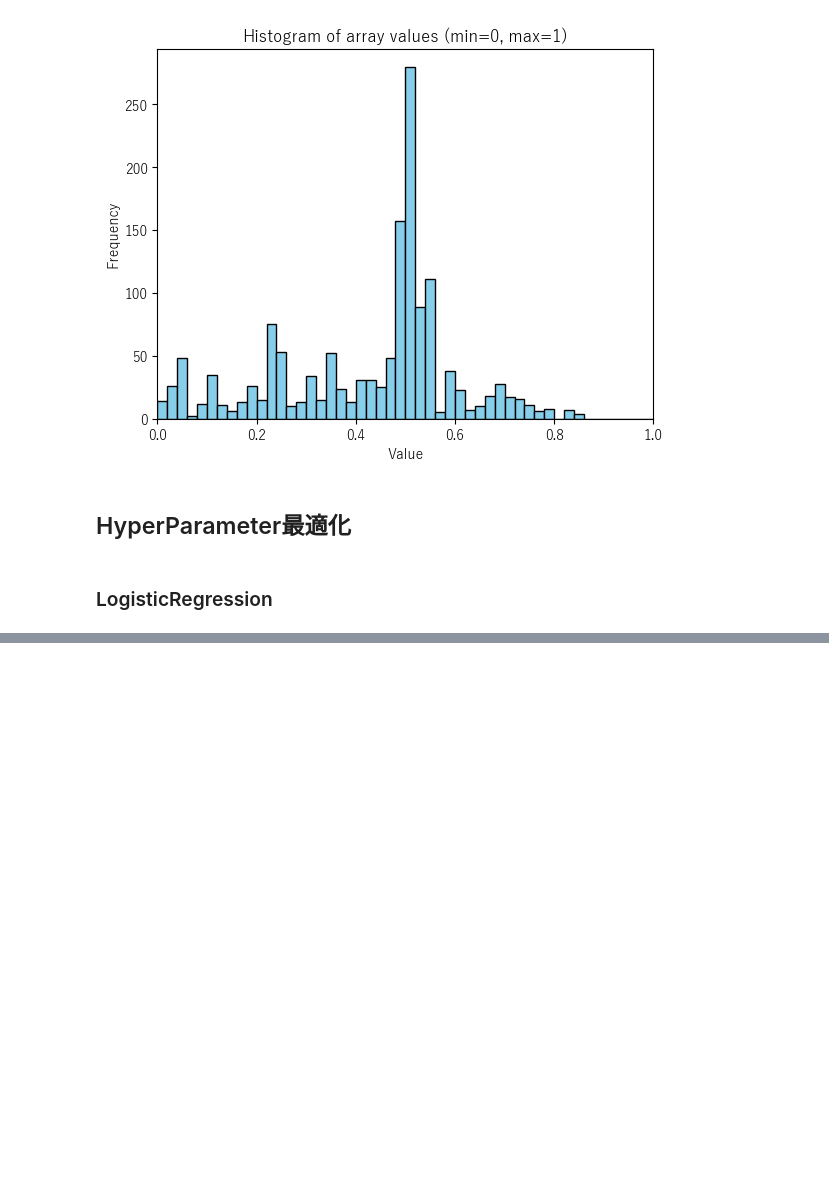
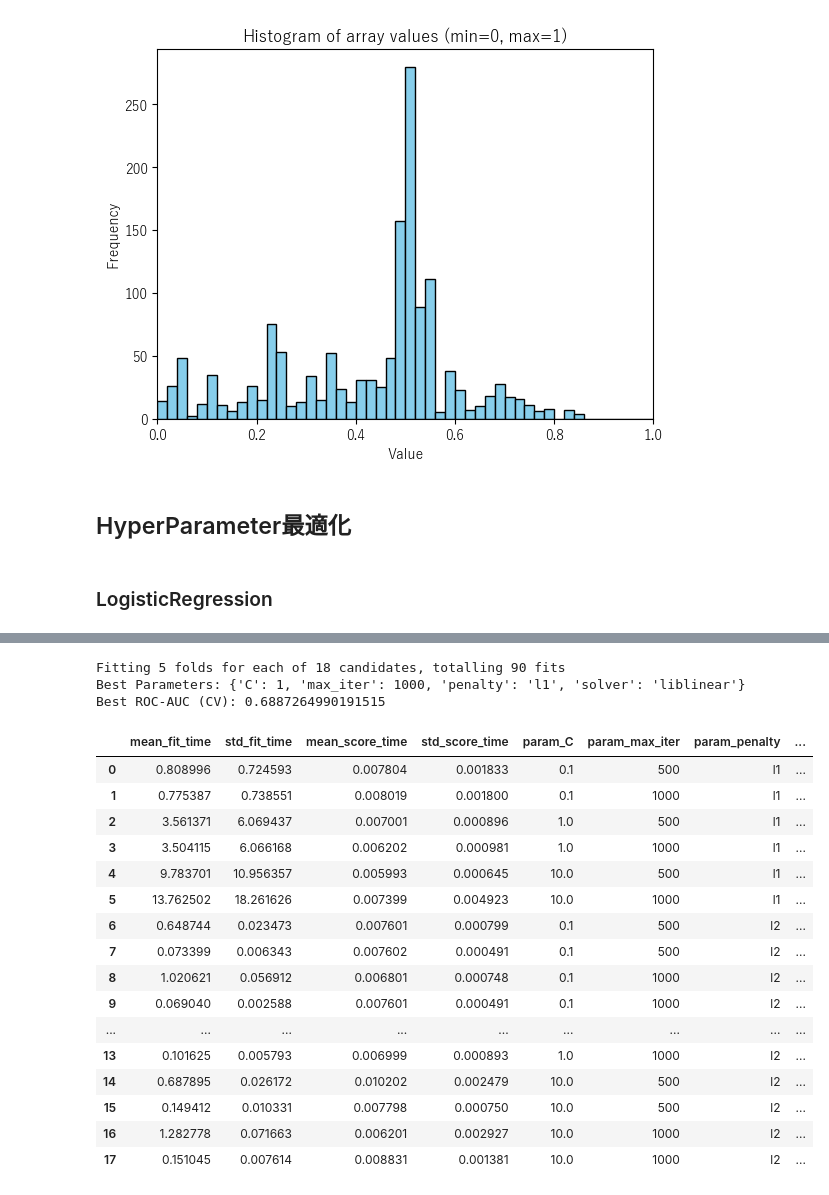
Before and after one commit to yoshi-suke/202507-atma-cup, a Jupyter notebook: test.ipynb, the cells around one changed output, grey strips where cells are left out. Saved outputs shown, nothing was run; the diff lists cells and outputs as text; code cells hidden in the pictures; blank space fills up the shorter version.

```diff
--- a/test.ipynb
+++ b/test.ipynb
@@ -1817,0 +2403,76 @@ results_df
+# %%
+from sklearn.linear_model import LogisticRegression
+from sklearn.model_selection import GridSearchCV
+from sklearn.metrics import roc_auc_score
+
+train_merge = train_test_merge[train_test_merge["is_test"]==0]
+X = train_merge.drop(columns=["社員番号", "is_test", "target"])
+y = train_merge["target"]
+
+# クロスバリデーション：層化5分割
+cv = StratifiedKFold(n_splits=5, shuffle=True, random_state=42)
+
+# 3. モデル定義（solverに注意）
+model = LogisticRegression(
+    # solver='liblinear',
+    # C=1,
+    # max_iter=1000,
+    class_weight='balanced',
+)
+
+
+param_grid = [
+        # l1正則化 (saga)
+    {
+        'penalty': ['l1'],
+        'solver': ['liblinear'],
+        'max_iter': [500, 1000],
+        'C': [0.1, 1, 10],
+     },
+        # l2正則化 (lbfgs, saga)
+    {
+        'penalty': ['l2'],
+        'solver': ['lbfgs', 'liblinear'],
+        'max_iter': [500, 1000],
+        'C': [0.1, 1, 10],
+    },
+]
+
+
+# 5. GridSearchCV 実行（スコアに ROC-AUC）
+grid = GridSearchCV(estimator=model,
+                    param_grid=param_grid,
+                    scoring='roc_auc',
+                    cv=cv,
+                    n_jobs=-1,
+                    verbose=1)
+
+grid.fit(X, y)
+
+print("Best Parameters:", grid.best_params_)
+print("Best ROC-AUC (CV):", grid.best_score_)
+# %% [output]
+Fitting 5 folds for each of 18 candidates, totalling 90 fits
+Best Parameters: {'C': 1, 'max_iter': 1000, 'penalty': 'l1', 'solver': 'liblinear'}
+Best ROC-AUC (CV): 0.6887264990191515
+# %%
+results_df = pd.DataFrame(grid.cv_results_)
+results_df
+# %% [output]
+|  | mean_fit_time | std_fit_time | mean_score_time | std_score_time | param_C | param_max_iter | param_penalty | ... |
+| 0 | 0.808996 | 0.724593 | 0.007804 | 0.001833 | 0.1 | 500 | l1 | ... |
+| 1 | 0.775387 | 0.738551 | 0.008019 | 0.001800 | 0.1 | 1000 | l1 | ... |
+| 2 | 3.561371 | 6.069437 | 0.007001 | 0.000896 | 1.0 | 500 | l1 | ... |
+| 3 | 3.504115 | 6.066168 | 0.006202 | 0.000981 | 1.0 | 1000 | l1 | ... |
+| 4 | 9.783701 | 10.956357 | 0.005993 | 0.000645 | 10.0 | 500 | l1 | ... |
+| 5 | 13.762502 | 18.261626 | 0.007399 | 0.004923 | 10.0 | 1000 | l1 | ... |
+| 6 | 0.648744 | 0.023473 | 0.007601 | 0.000799 | 0.1 | 500 | l2 | ... |
+| 7 | 0.073399 | 0.006343 | 0.007602 | 0.000491 | 0.1 | 500 | l2 | ... |
+| 8 | 1.020621 | 0.056912 | 0.006801 | 0.000748 | 0.1 | 1000 | l2 | ... |
+| 9 | 0.069040 | 0.002588 | 0.007601 | 0.000491 | 0.1 | 1000 | l2 | ... |
+| ... | ... | ... | ... | ... | ... | ... | ... | ... |
+| 13 | 0.101625 | 0.005793 | 0.006999 | 0.000893 | 1.0 | 1000 | l2 | ... |
+| 14 | 0.687895 | 0.026172 | 0.010202 | 0.002479 | 10.0 | 500 | l2 | ... |
+| 15 | 0.149412 | 0.010331 | 0.007798 | 0.000750 | 10.0 | 500 | l2 | ... |
+| 16 | 1.282778 | 0.071663 | 0.006201 | 0.002927 | 10.0 | 1000 | l2 | ... |
+| 17 | 0.151045 | 0.007614 | 0.008831 | 0.001381 | 10.0 | 1000 | l2 | ... |
```
Also changed, not shown: parts of 43 cells of this notebook, 3 other files.
